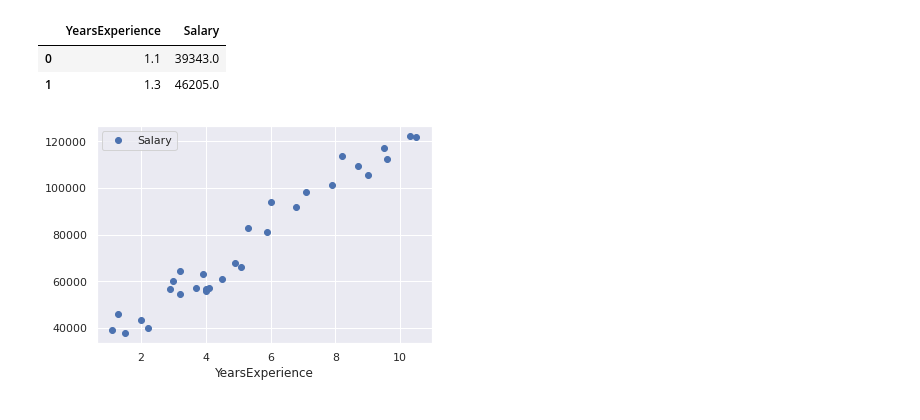
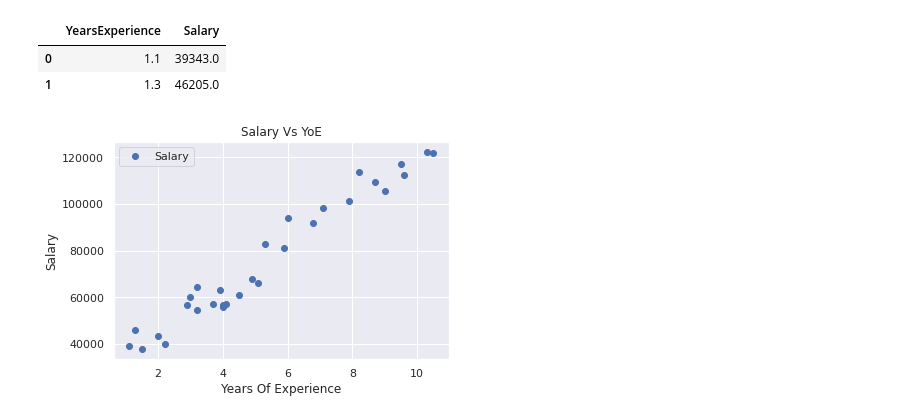
Before and after one commit to Iamsbharti/ML-AI, a Jupyter notebook: algorithms/Liner-Regression/Linear_Reg.ipynb, the cells around one changed output. Drawn from its saved outputs; the diff is of its cells as text; code cells hidden in the pictures.

Commit message:
salary vs yoe visualization

```diff
--- a/algorithms/Liner-Regression/Linear_Reg.ipynb
+++ b/algorithms/Liner-Regression/Linear_Reg.ipynb
@@ -189,6 +189,8 @@ salary_df.head(2)
 # %%
 salary_df.plot(x='YearsExperience',y='Salary',style='o');
 plt.title('Salary Vs YoE');
-plt.xlabel('Years Of Experience')
+plt.xlabel('Years Of Experience');
+plt.ylabel('Salary');
+plt.show();
 # %% [output]
-[figure, old version]
+[figure, new version]
```
Also changed, not shown: parts of 4 cells of this notebook.
